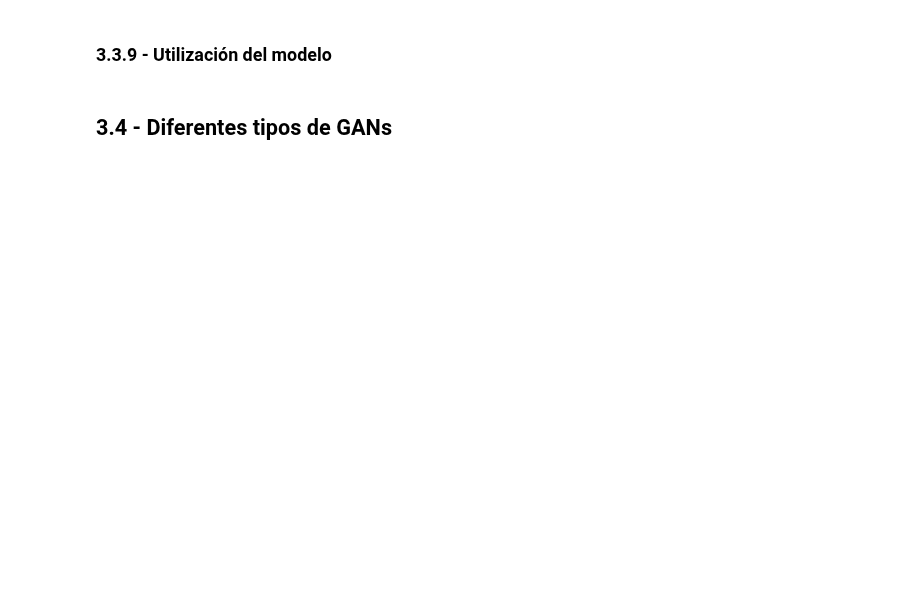
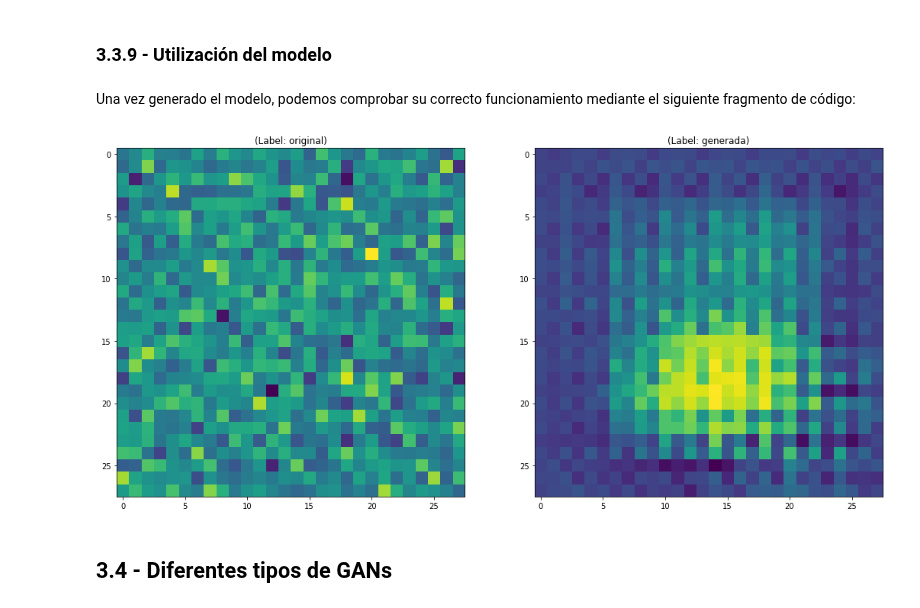
Before and after one commit to ferjorosa/tokio-school-dl-03-2023, a Jupyter notebook: 3 - VISION ARTIFICIAL MEDIANTE EL DEEP LEARNING/3-Redes generativas adversarias.ipynb, the cells around one changed output. Cells and saved outputs as stored; diff of their text form; code cells hidden in the pictures; blank space fills up the shorter version.

```diff
--- a/3 - VISION ARTIFICIAL MEDIANTE EL DEEP LEARNING/3-Redes generativas adversarias.ipynb
+++ b/3 - VISION ARTIFICIAL MEDIANTE EL DEEP LEARNING/3-Redes generativas adversarias.ipynb
@@ -40,4 +646,41 @@
 # %% [markdown]
 ### 3.3.9 - Utilización del modelo
+# %% [markdown]
+Una vez generado el modelo, podemos comprobar su correcto funcionamiento mediante el siguiente fragmento de código:
+# %%
+def plot_image(
+    plt,
+    data,
+    label,
+    size,
+    location
+):
+    plt.subplot(location)
+    img = np.reshape(data, size)
+    plt.imshow(img)
+    plt.title(f"(Label: {label})")
+
+example = tf.random.normal([1, WIDTH * HEIGHT])
+prediction = model.generator(example, training=False)
+
+plt.figure(figsize=[18,18])
+
+plot_image(
+    plt,
+    example,
+    "original",
+    (WIDTH, HEIGHT),
+    121
+)
+
+plot_image(
+    plt,
+    prediction[0, :, :, 0],
+    "generada",
+    (WIDTH, HEIGHT),
+    122
+)
+# %% [output]
+[figure, added]
 # %% [markdown]
 ## 3.4 - Diferentes tipos de GANs
```
Also changed, not shown: parts of 36 cells of this notebook, 12 other files.
